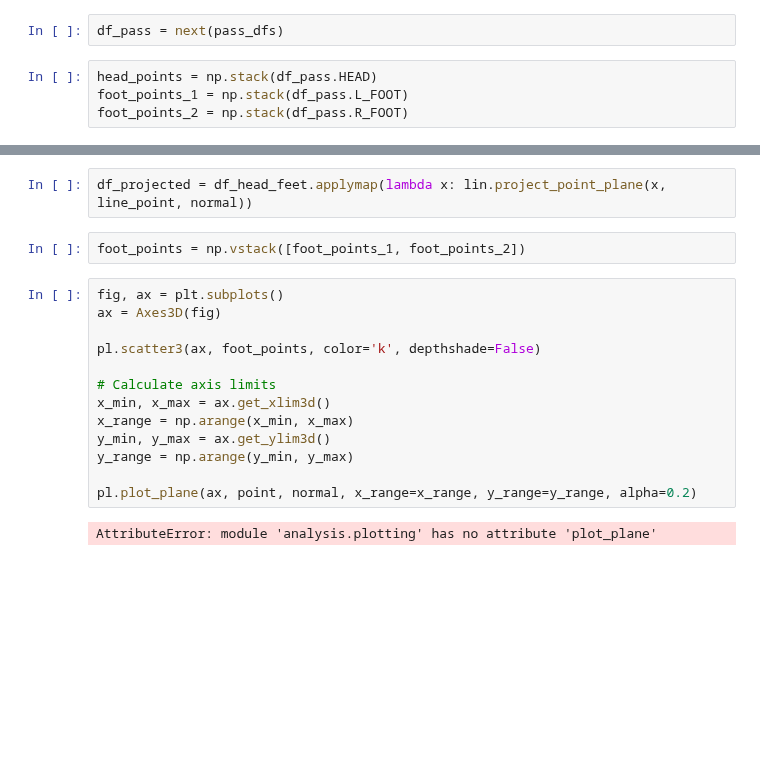
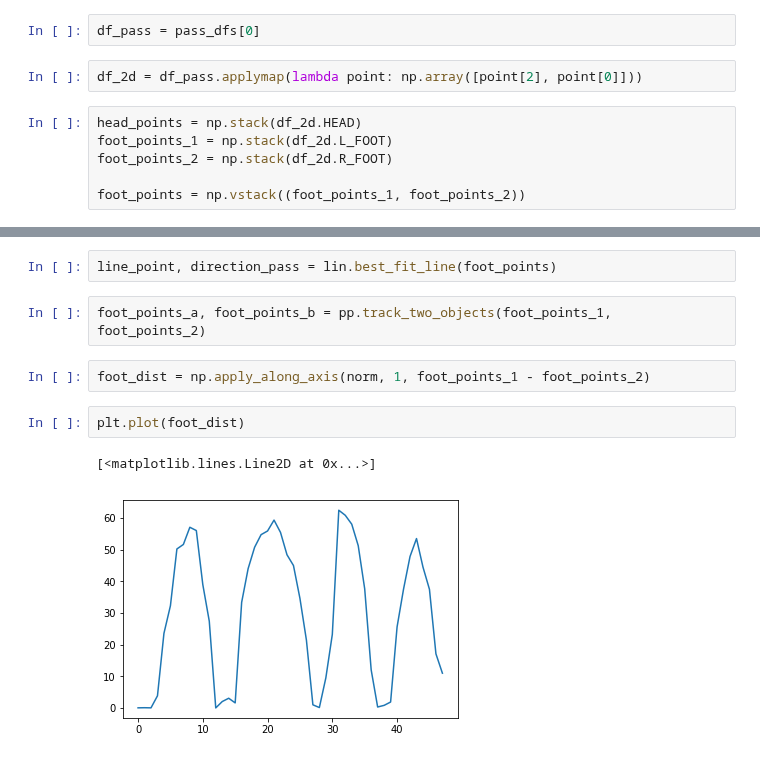
Before and after one commit to ajhynes7/side-view-depth-gait, a Jupyter notebook: notebooks/exploratory/reduce_dimension.ipynb, the cells around one changed output, grey strips where cells are left out. Saved outputs shown, nothing was run; the diff lists cells and outputs as text; blank space fills up the shorter version.

Commit message:
Edit reduce_dimension notebook to show foot distance graph.

```diff
--- a/notebooks/exploratory/reduce_dimension.ipynb
+++ b/notebooks/exploratory/reduce_dimension.ipynb
@@ -73,6 +74,10 @@ for file_path in file_paths[:1]:
 # %%
-df_pass = next(pass_dfs)
+df_pass = pass_dfs[0]
+# %%
+df_2d = df_pass.applymap(lambda point: np.array([point[2], point[0]]))
 # %%
-head_points = np.stack(df_pass.HEAD)
-foot_points_1 = np.stack(df_pass.L_FOOT)
-foot_points_2 = np.stack(df_pass.R_FOOT)
+head_points = np.stack(df_2d.HEAD)
+foot_points_1 = np.stack(df_2d.L_FOOT)
+foot_points_2 = np.stack(df_2d.R_FOOT)
+
+foot_points = np.vstack((foot_points_1, foot_points_2))
@@ -86,19 +84,11 @@ line_point, direction_pass = lin.best_fit_line(head_points)
-# %%
-df_projected = df_head_feet.applymap(lambda x: lin.project_point_plane(x, line_point, normal))
+# %%
+line_point, direction_pass = lin.best_fit_line(foot_points)
+# %%
+foot_points_a, foot_points_b = pp.track_two_objects(foot_points_1, foot_points_2)
 # %%
-foot_points = np.vstack([foot_points_1, foot_points_2])
+foot_dist = np.apply_along_axis(norm, 1, foot_points_1 - foot_points_2)
-# %%
-fig, ax = plt.subplots()
-ax = Axes3D(fig)
-
-pl.scatter3(ax, foot_points, color='k', depthshade=False)
-
-# Calculate axis limits
-x_min, x_max = ax.get_xlim3d()
-x_range = np.arange(x_min, x_max)
-y_min, y_max = ax.get_ylim3d()
-y_range = np.arange(y_min, y_max)
-
-pl.plot_plane(ax, point, normal, x_range=x_range, y_range=y_range, alpha=0.2)
-# %% [output]
-AttributeError: module 'analysis.plotting' has no attribute 'plot_plane'
+# %%
+plt.plot(foot_dist)
+# %% [output]
+[<matplotlib.lines.Line2D at 0x...>]
+[figure, added]
```
Also changed, not shown: parts of 6 cells of this notebook.
